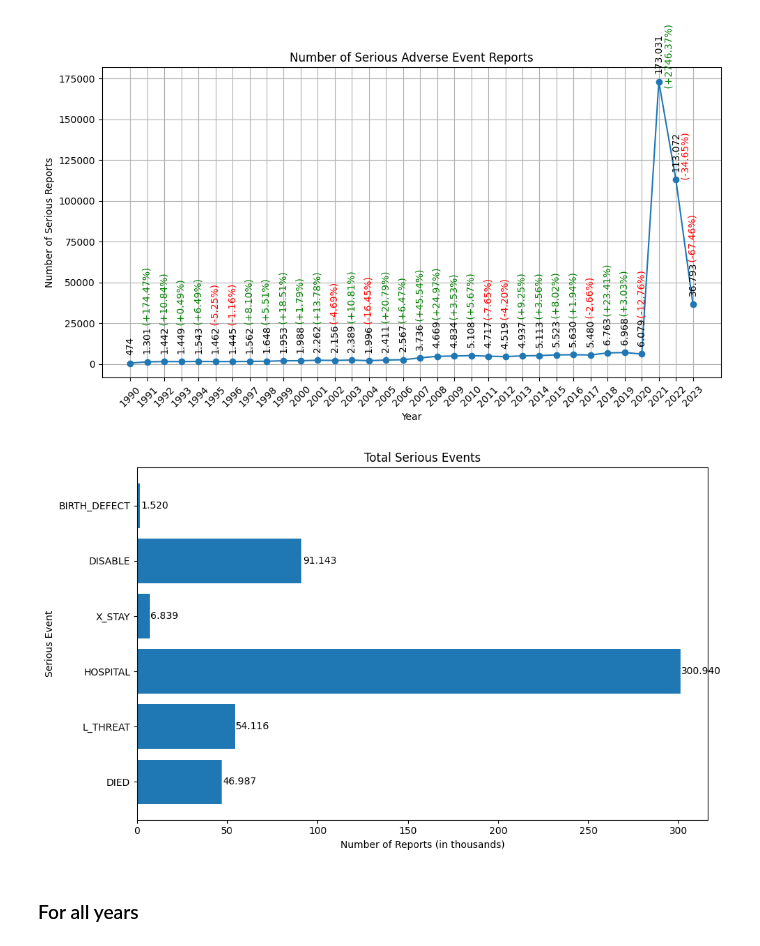
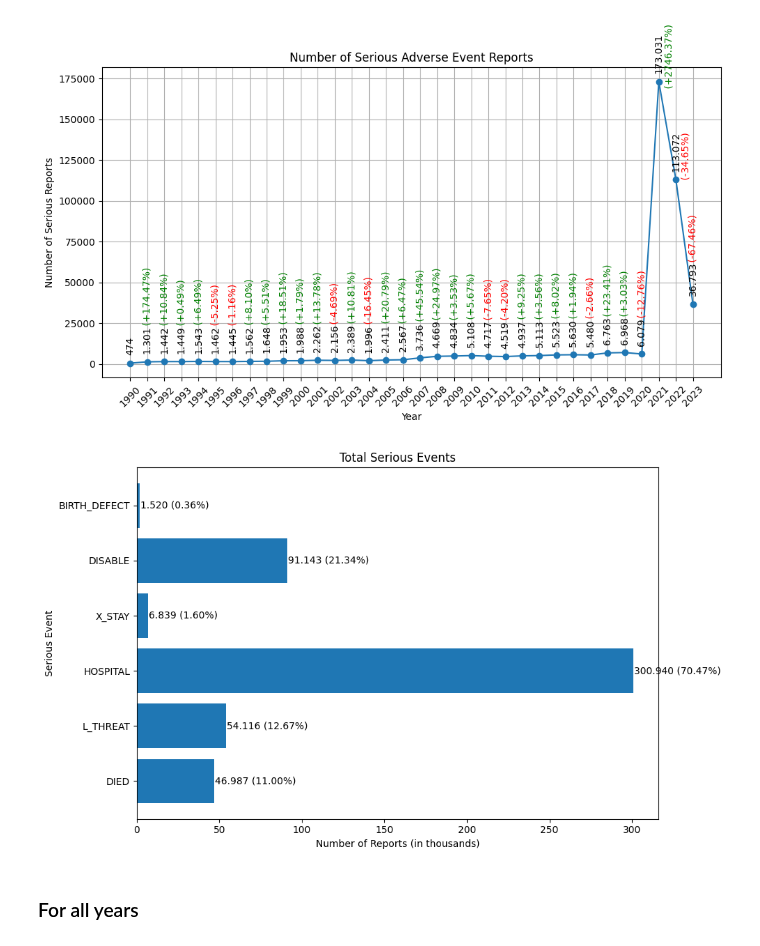
Before and after one commit to ZaNioxX/Masterarbeit, a Jupyter notebook: Data_Exploration/serious_events.ipynb, the cells around one changed output. Cells and saved outputs as stored; diff of their text form; code cells hidden in the pictures.

```diff
--- a/Data_Exploration/serious_events.ipynb
+++ b/Data_Exploration/serious_events.ipynb
@@ -285,34 +285,34 @@ bar_width = 0.4
 plt.barh(y, serious_df['Count'])
 
 # Set y-axis labels
 plt.yticks(y, serious_df.index)
 
 # Add labels and title
 plt.xlabel('Number of Reports (in thousands)')
 plt.ylabel('Serious Event')
 plt.title('Total Serious Events')
 
 def format_with_period(number):
     return f'{number/1000:,.3f}'.replace(',', '.')  # Format with dot separator for thousands
 
 # Add numbers to the bars with formatted values and percentages
 for i, count in enumerate(serious_df["Count"]):
     percentage = (count / total_serious_reports) * 100
-    plt.text(count + 500, i, f'{format_with_period(count)}', ha='left', va='center')
+    plt.text(count + 500, i, f'{format_with_period(count)} ({percentage:.2f}%)', ha='left', va='center')
 
 
 # Define the custom formatter function
 def format_with_thousands_sep(x, pos):
     return f'{x/1000:,.0f}'
 
 # Set the formatter for the x-axis
 plt.gca().xaxis.set_major_formatter(ticker.FuncFormatter(format_with_thousands_sep))
 
 # Show the plot
 plt.tight_layout()
 plt.savefig('/Users/sep/PycharmProjects/Masterarbeit/Plots/Data_Exploration/Serious_Events/Serious_Events_total_all_Years_Individual.png')
 plt.show()
 # %% [output]
-[figure, old version]
+[figure, new version]
 # %% [markdown]
 ### For all years
```
Also changed, not shown: parts of 2 cells of this notebook, 13 other files.
